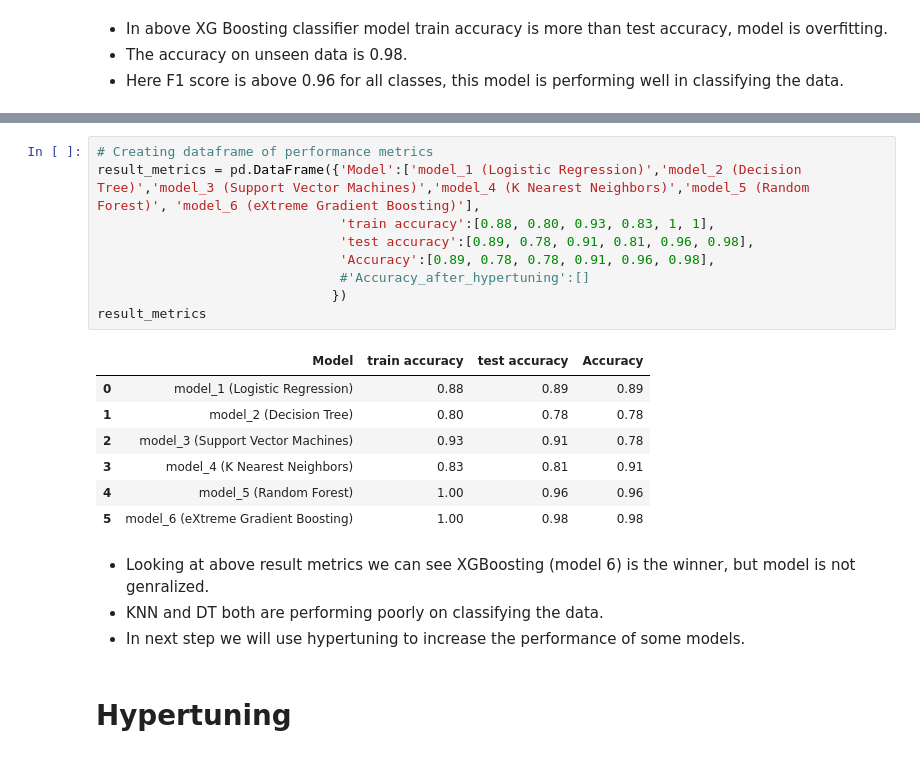
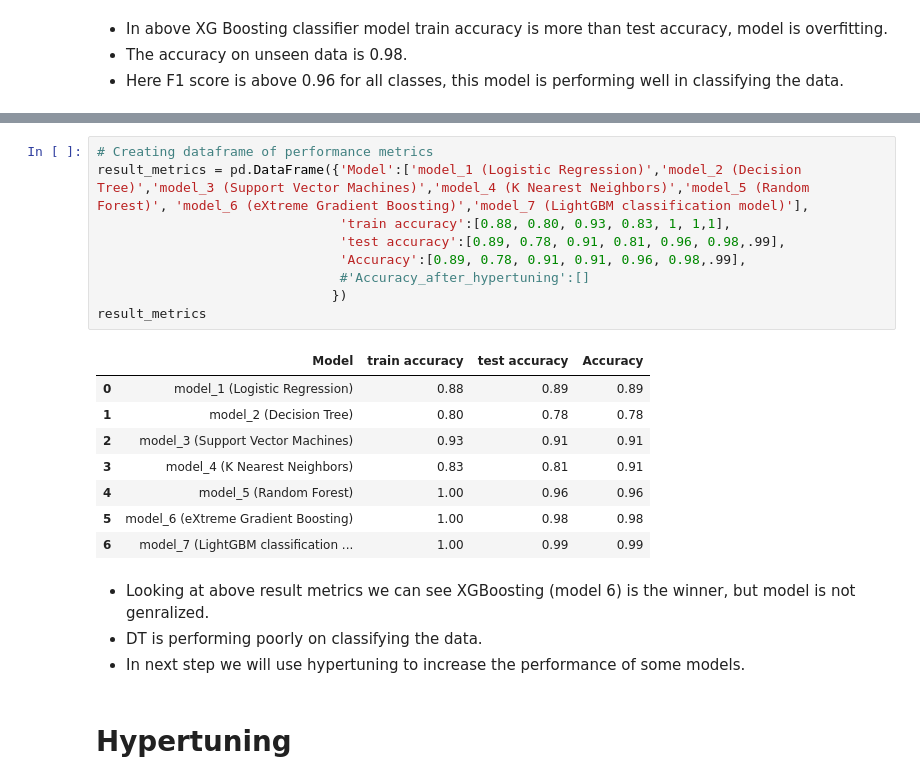
Before and after one commit to mohammadahmad12222686/Applied-Machine-Learning-and-AI, a Jupyter notebook: Project354/Estimation of obesity levels based on eating habits and physical condition.ipynb, the cells around one changed output, grey strips where cells are left out. Drawn from its saved outputs; the diff is of its cells as text.

```diff
--- a/Project354/Estimation of obesity levels based on eating habits and physical condition.ipynb
+++ b/Project354/Estimation of obesity levels based on eating habits and physical condition.ipynb
@@ -1019,23 +1081,24 @@ weighted avg       0.98      0.98      0.98       423
 # %%
 # Creating dataframe of performance metrics
-result_metrics = pd.DataFrame({'Model':['model_1 (Logistic Regression)','model_2 (Decision Tree)','model_3 (Support Vector Machines)','model_4 (K Nearest Neighbors)','model_5 (Random Forest)', 'model_6 (eXtreme Gradient Boosting)'],
-                               'train accuracy':[0.88, 0.80, 0.93, 0.83, 1, 1],
-                               'test accuracy':[0.89, 0.78, 0.91, 0.81, 0.96, 0.98],
-                               'Accuracy':[0.89, 0.78, 0.78, 0.91, 0.96, 0.98],
+result_metrics = pd.DataFrame({'Model':['model_1 (Logistic Regression)','model_2 (Decision Tree)','model_3 (Support Vector Machines)','model_4 (K Nearest Neighbors)','model_5 (Random Forest)', 'model_6 (eXtreme Gradient Boosting)','model_7 (LightGBM classification model)'],
+                               'train accuracy':[0.88, 0.80, 0.93, 0.83, 1, 1,1],
+                               'test accuracy':[0.89, 0.78, 0.91, 0.81, 0.96, 0.98,.99],
+                               'Accuracy':[0.89, 0.78, 0.91, 0.91, 0.96, 0.98,.99],
                                #'Accuracy_after_hypertuning':[]
                               })
 result_metrics
 # %% [output]
 |  | Model | train accuracy | test accuracy | Accuracy |
 | 0 | model_1 (Logistic Regression) | 0.88 | 0.89 | 0.89 |
 | 1 | model_2 (Decision Tree) | 0.80 | 0.78 | 0.78 |
-| 2 | model_3 (Support Vector Machines) | 0.93 | 0.91 | 0.78 |
+| 2 | model_3 (Support Vector Machines) | 0.93 | 0.91 | 0.91 |
 | 3 | model_4 (K Nearest Neighbors) | 0.83 | 0.81 | 0.91 |
 | 4 | model_5 (Random Forest) | 1.00 | 0.96 | 0.96 |
 | 5 | model_6 (eXtreme Gradient Boosting) | 1.00 | 0.98 | 0.98 |
+| 6 | model_7 (LightGBM classification ... | 1.00 | 0.99 | 0.99 |
 # %% [markdown]
 - Looking at above result metrics we can see XGBoosting (model 6) is the winner, but model is not genralized.
-- KNN and DT both are performing poorly on classifying the data.
+- DT is performing poorly on classifying the data.
 - In next step we will use hypertuning to increase the performance of some models.
 # %% [markdown]
 # Hypertuning
```
Also changed, not shown: parts of 11 cells of this notebook, 1 other file.
